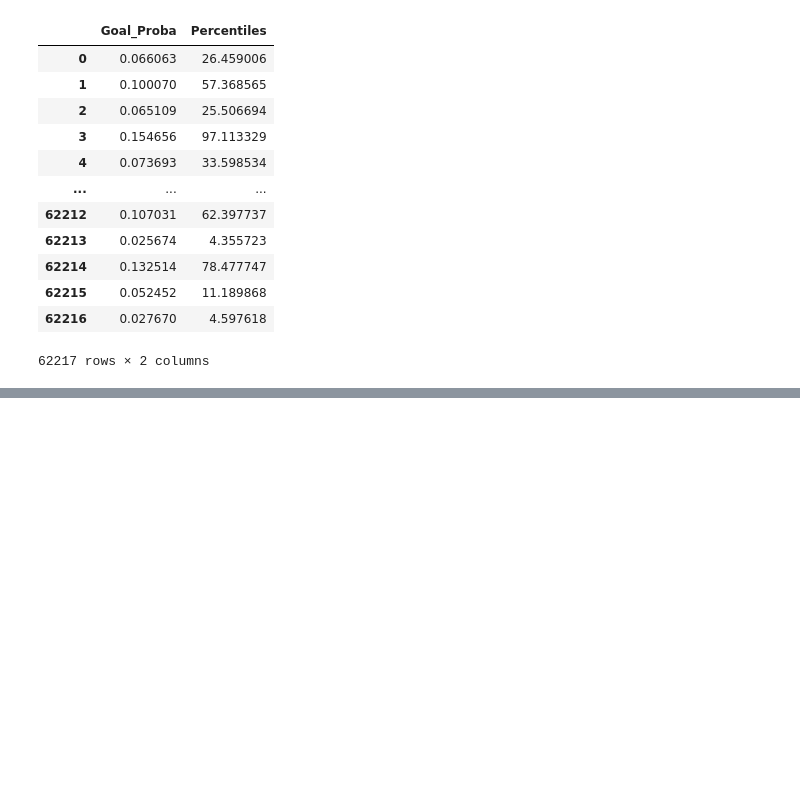
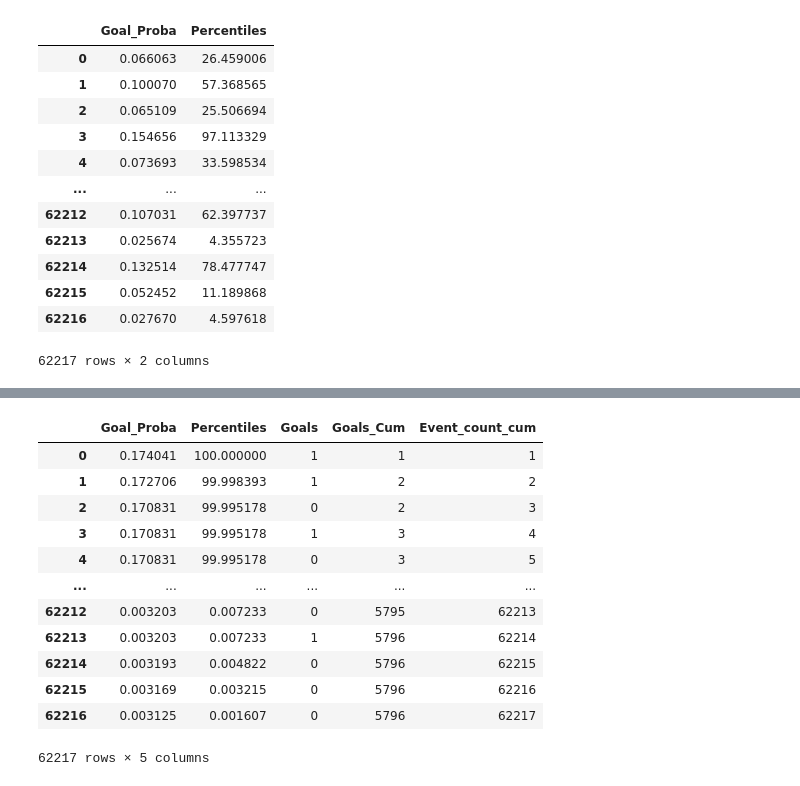
Before and after one commit to nassimwalha/IFT-6758, a Jupyter notebook: notebooks/Baseline Models.ipynb, the cells around one changed output, grey strips where cells are left out. Cells and saved outputs as stored; diff of their text form; code cells hidden in the pictures; blank space fills up the shorter version.

```diff
--- a/notebooks/Baseline Models.ipynb
+++ b/notebooks/Baseline Models.ipynb
@@ -482,0 +493,4 @@ df_proba
+# %%
+df_proba['Goals'] = y_dist_test
+df_proba_sorted = df_proba.sort_values(by='Percentiles', ascending = False)
+df_proba_sorted
@@ -482,0 +530,17 @@ df_proba
+# %%
+df_proba_sorted['Event_count_cum'] = df_proba_sorted.index+1
+df_proba_sorted
+# %% [output]
+|  | Goal_Proba | Percentiles | Goals | Goals_Cum | Event_count_cum |
+| 0 | 0.174041 | 100.000000 | 1 | 1 | 1 |
+| 1 | 0.172706 | 99.998393 | 1 | 2 | 2 |
+| 2 | 0.170831 | 99.995178 | 0 | 2 | 3 |
+| 3 | 0.170831 | 99.995178 | 1 | 3 | 4 |
+| 4 | 0.170831 | 99.995178 | 0 | 3 | 5 |
+| ... | ... | ... | ... | ... | ... |
+| 62212 | 0.003203 | 0.007233 | 0 | 5795 | 62213 |
+| 62213 | 0.003203 | 0.007233 | 1 | 5796 | 62214 |
+| 62214 | 0.003193 | 0.004822 | 0 | 5796 | 62215 |
+| 62215 | 0.003169 | 0.003215 | 0 | 5796 | 62216 |
+| 62216 | 0.003125 | 0.001607 | 0 | 5796 | 62217 |
+62217 rows × 5 columns
```
Also changed, not shown: parts of 10 cells of this notebook, 1 other file.
